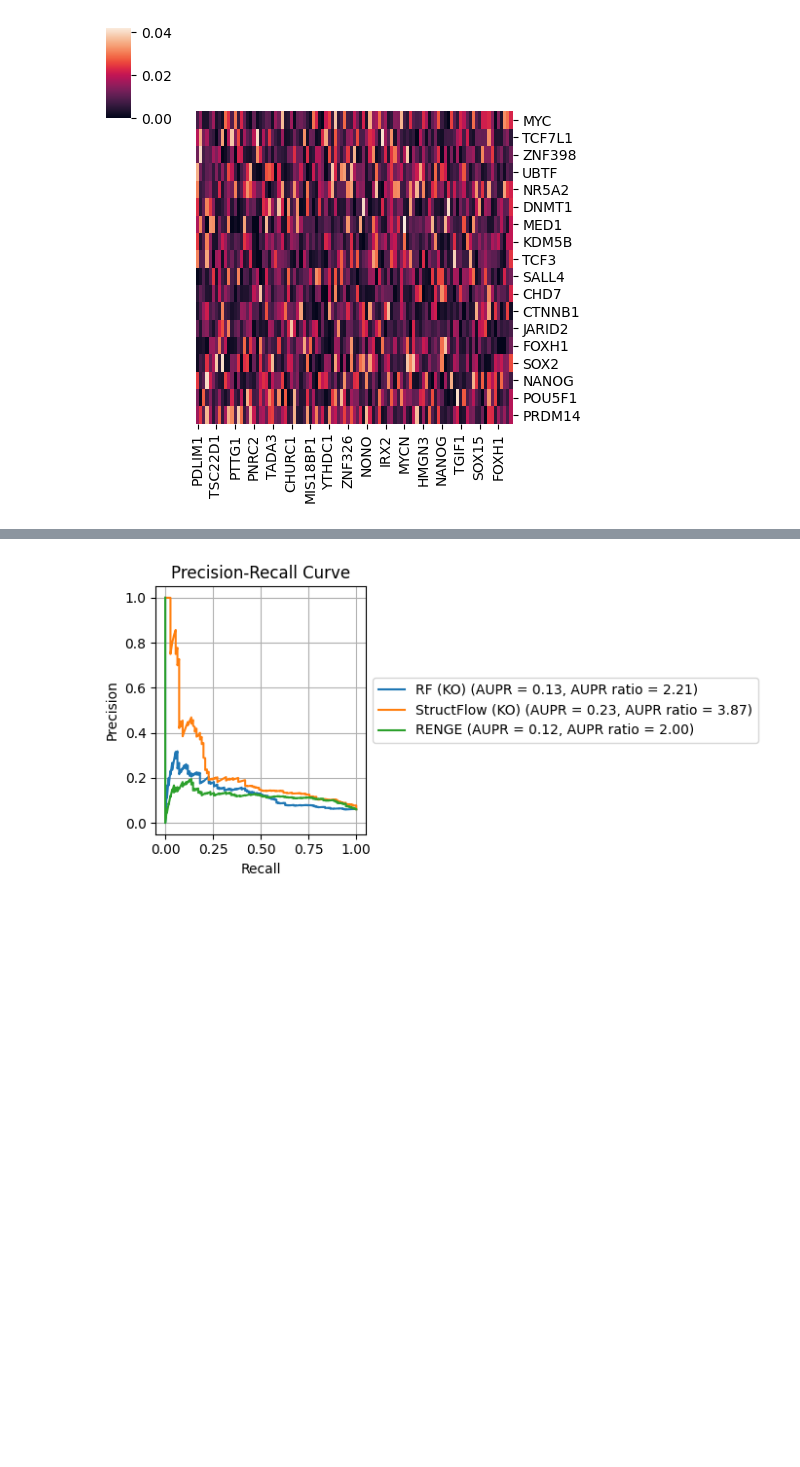
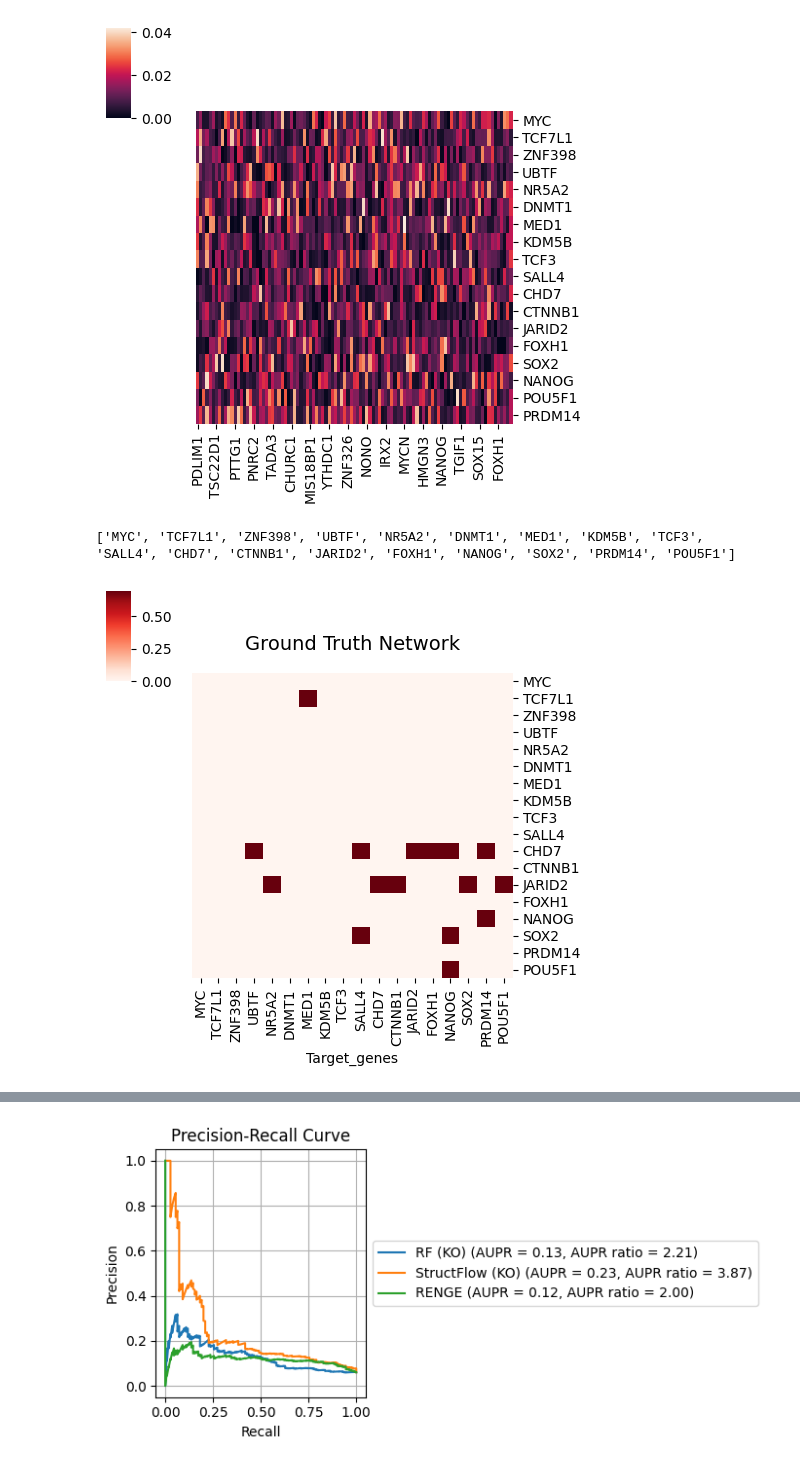
Before and after one commit to NoahElRimawiFine/StructureFlow, a Jupyter notebook: notebooks/renge_scCRISPR.ipynb, the cells around one changed output, grey strips where cells are left out. Cells and saved outputs as stored; diff of their text form; code cells hidden in the pictures; blank space fills up the shorter version.

```diff
--- a/notebooks/renge_scCRISPR.ipynb
+++ b/notebooks/renge_scCRISPR.ipynb
@@ -488,3 +488,32 @@ sb.clustermap(_A_wt.loc[tfs, genes_common].abs().iloc[cg.dendrogram_row.reordere
 # %%
 _tfs = tfs
 _thresh = 0
+# %%
+selected_genes = ['MYC', 'TCF7L1', 'ZNF398', 'UBTF', 'NR5A2', 'DNMT1', 'MED1', 'KDM5B', 'TCF3', 'SALL4', 'CHD7', 'CTNNB1', 'JARID2', 'FOXH1', 'NANOG',
+                  'SOX2', 'PRDM14', 'POU5F1'
+                ]
+# %%
+genes_in_matrix = set(A_ref.index) & set(A_ref.columns)  # If it's a square matrix
+
+# Filter your selected_genes to only those present
+selected_genes_in_matrix = [g for g in selected_genes if g in genes_in_matrix]
+
+print(selected_genes_in_matrix)
+# %% [output]
+['MYC', 'TCF7L1', 'ZNF398', 'UBTF', 'NR5A2', 'DNMT1', 'MED1', 'KDM5B', 'TCF3', 'SALL4', 'CHD7', 'CTNNB1', 'JARID2', 'FOXH1', 'NANOG', 'SOX2', 'PRDM14', 'POU5F1']
+# %%
+A_ground_truth = A_ref.loc[selected_genes, selected_genes]
+
+A_plot = np.log1p(A_ground_truth > _thresh)
+
+reference = sb.clustermap(
+    A_plot,
+    figsize=(5, 5),
+    cmap="Reds",
+    row_cluster=False,
+    col_cluster=False
+)
+reference.ax_heatmap.set_title("Ground Truth Network", fontsize=14, pad=16)
+plt.show()
+# %% [output]
+[figure, added]
```
Also changed, not shown: parts of 16 cells of this notebook.
